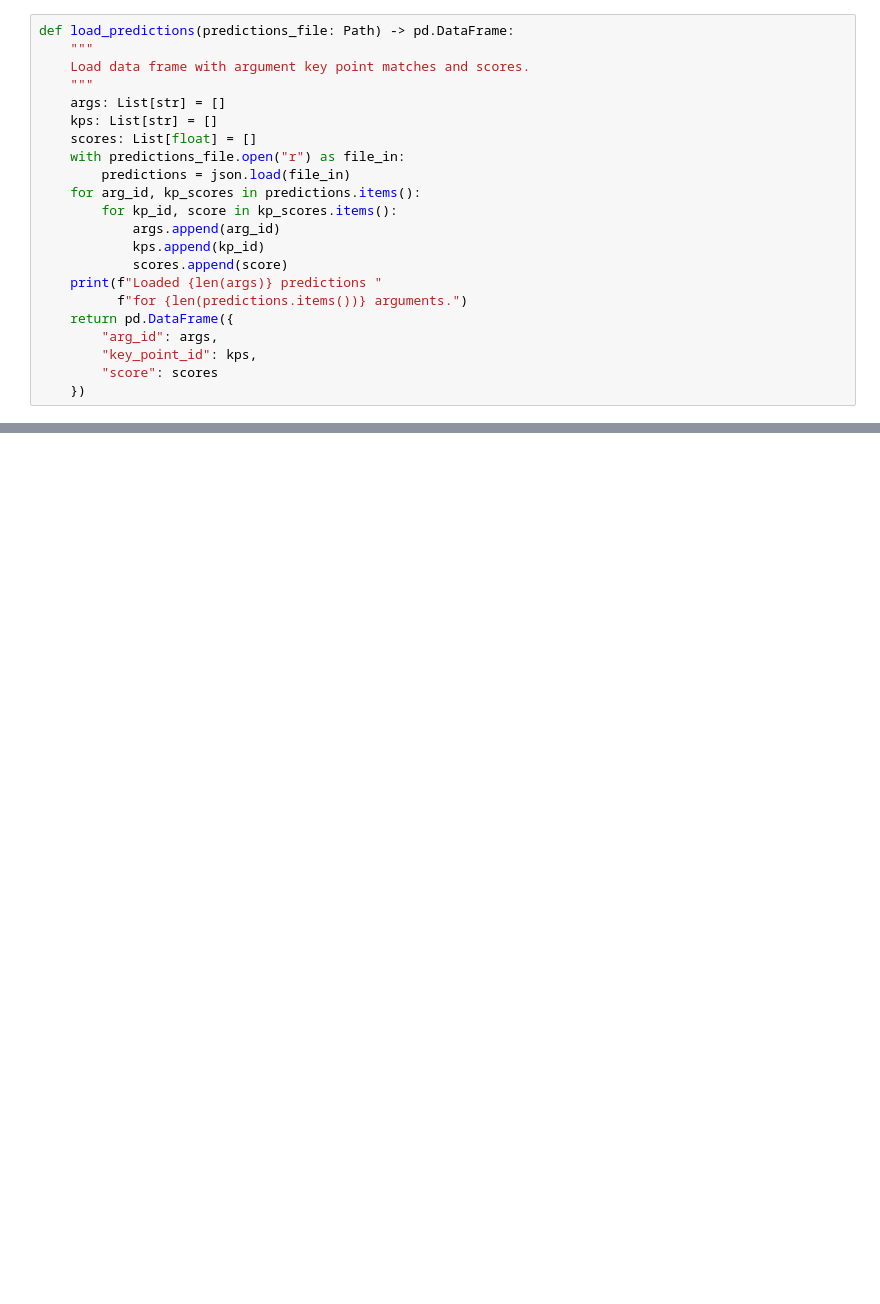
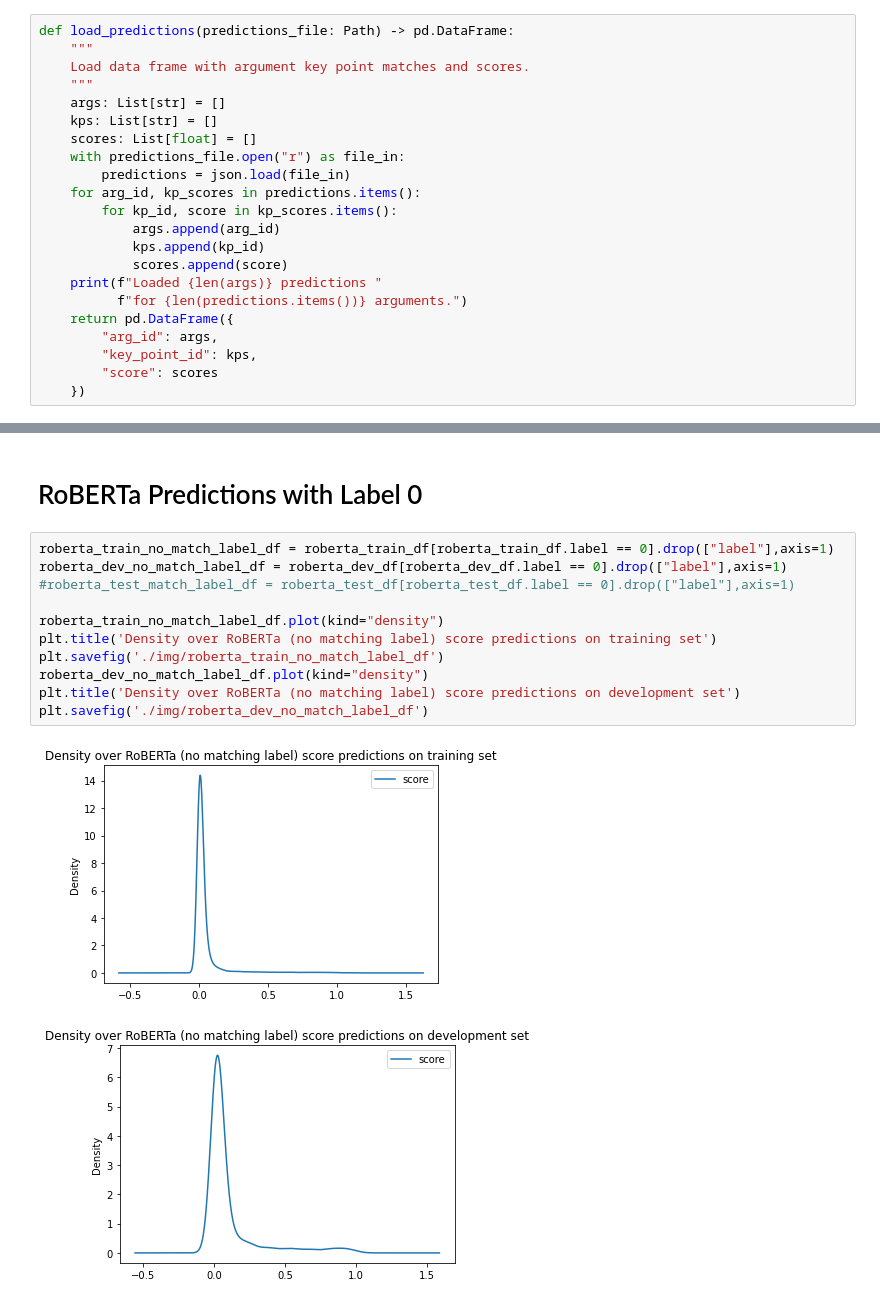
Before and after one commit to janheinrichmerker/modern-talking, a Jupyter notebook: modern_talking/results_eval.ipynb, the cells around one changed output, grey strips where cells are left out. Drawn from its saved outputs; the diff is of its cells as text; blank space fills up the shorter version.

```diff
--- a/modern_talking/results_eval.ipynb
+++ b/modern_talking/results_eval.ipynb
@@ -39,0 +112,16 @@ Loaded 24454 predictions for 5583 arguments.
+# %% [markdown]
+# RoBERTa Predictions with Label 0
+# %%
+roberta_train_no_match_label_df = roberta_train_df[roberta_train_df.label == 0].drop(["label"],axis=1)
+roberta_dev_no_match_label_df = roberta_dev_df[roberta_dev_df.label == 0].drop(["label"],axis=1)
+#roberta_test_match_label_df = roberta_test_df[roberta_test_df.label == 0].drop(["label"],axis=1)
+
+roberta_train_no_match_label_df.plot(kind="density")
+plt.title('Density over RoBERTa (no matching label) score predictions on training set')
+plt.savefig('./img/roberta_train_no_match_label_df')
+roberta_dev_no_match_label_df.plot(kind="density")
+plt.title('Density over RoBERTa (no matching label) score predictions on development set')
+plt.savefig('./img/roberta_dev_no_match_label_df')
+# %% [output]
+[figure, added]
+[figure, added]
```
Also changed, not shown: parts of 21 cells of this notebook, 19 other files.
